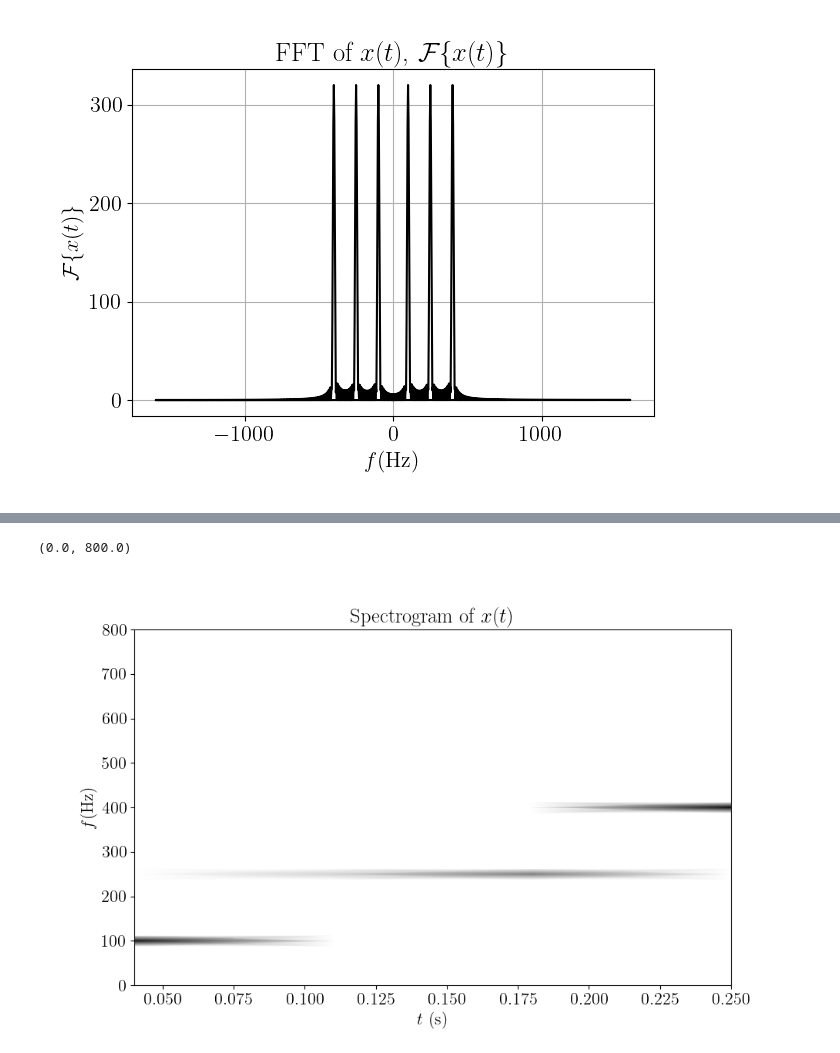
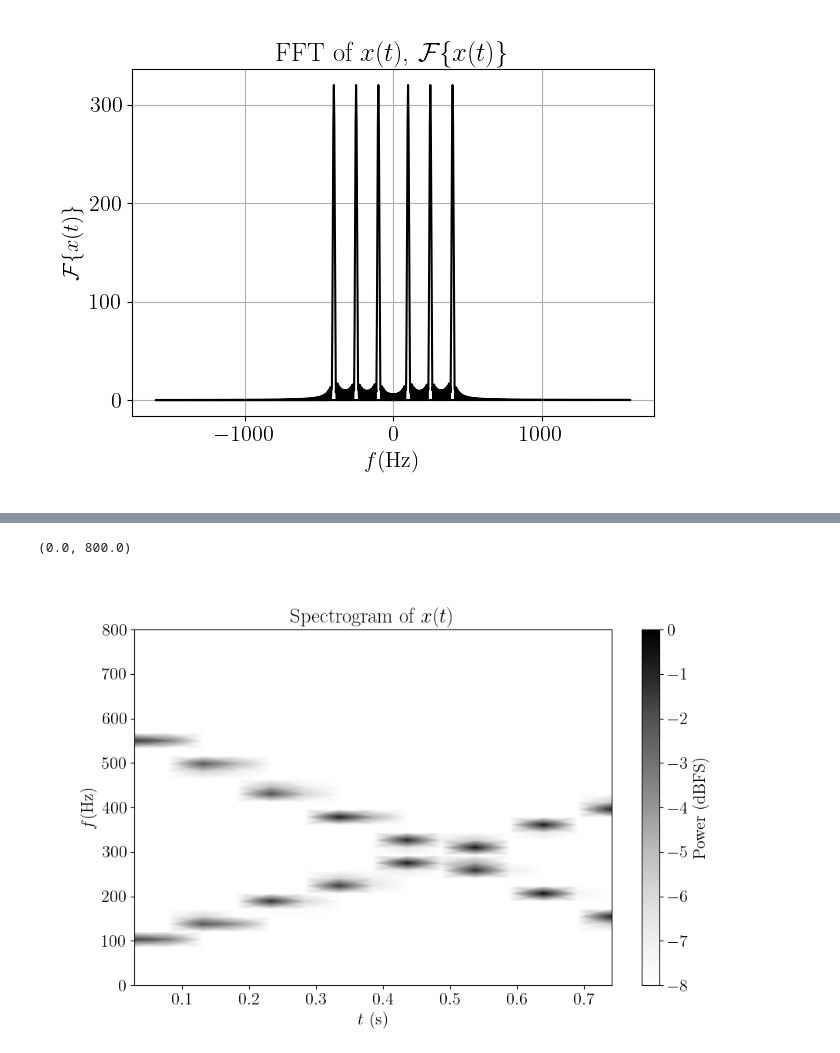
Before and after one commit to ruc-data-viz/2024-spring-class-09, a Jupyter notebook: notebooks/advanced_transforms.ipynb, the cells around one changed output, grey strips where cells are left out. Cells and saved outputs as stored; diff of their text form; code cells hidden in the pictures.

```diff
--- a/notebooks/advanced_transforms.ipynb
+++ b/notebooks/advanced_transforms.ipynb
@@ -117,43 +583,43 @@ def normalize(x):
     xmax = np.max(x)
     xnorm = (x - xmin) / (xmax - xmin)
     return xnorm
 
+
 def normalize_eps_to_one(x, eps=1e-11):
     xnorm = normalize(x)
-    x_scaled = xnorm * (1-eps) + eps
+    x_scaled = xnorm * (1 - eps) + eps
     return x_scaled
 
-def convert_power_to_dbfs(power_bins, eps = 1e-11):
+
+def convert_power_to_dbfs(power_bins, eps=1e-11):
     power_bins_normalized = normalize_eps_to_one(power_bins, eps)
     power_bins_dbfs = 10 * np.log10(power_bins_normalized)
     return power_bins_dbfs
 
+
 dynamic_range_db = 8
 
 f_hz, t_sec, sxx_psd = signal.spectrogram(
-    signal_v,
-    sampling_rate_hz,
-    return_onesided=True,
-    mode="psd"
+    combined_signal_v, sampling_rate_hz, return_onesided=True, mode="psd"
 )
 
 sxx_dbfs = convert_power_to_dbfs(sxx_psd)
 
-fh = plt.figure(figsize=(10,6))
+fh = plt.figure(figsize=(10, 6))
 plt.pcolormesh(
     t_sec,
     fftshift(f_hz),
     fftshift(sxx_dbfs, axes=0),
     cmap="Greys",
     shading="gouraud",
     vmin=-dynamic_range_db,
-    vmax=0
+    vmax=0,
 )
-
-plt.title(r'Spectrogram of $x(t)$')
-plt.ylabel(r'$f \mathrm{(Hz)}$')
-plt.xlabel(r'$t\ \mathrm{(s)}$')
+plt.colorbar(label=r"Power (dBFS)")
+plt.title(r"Spectrogram of $x(t)$")
+plt.ylabel(r"$f \mathrm{(Hz)}$")
+plt.xlabel(r"$t\ \mathrm{(s)}$")
 plt.ylim([0, 800])
 # %% [output]
 (0.0, 800.0)
-[figure, old version]
+[figure, new version]
```
Also changed, not shown: parts of 23 cells of this notebook.
